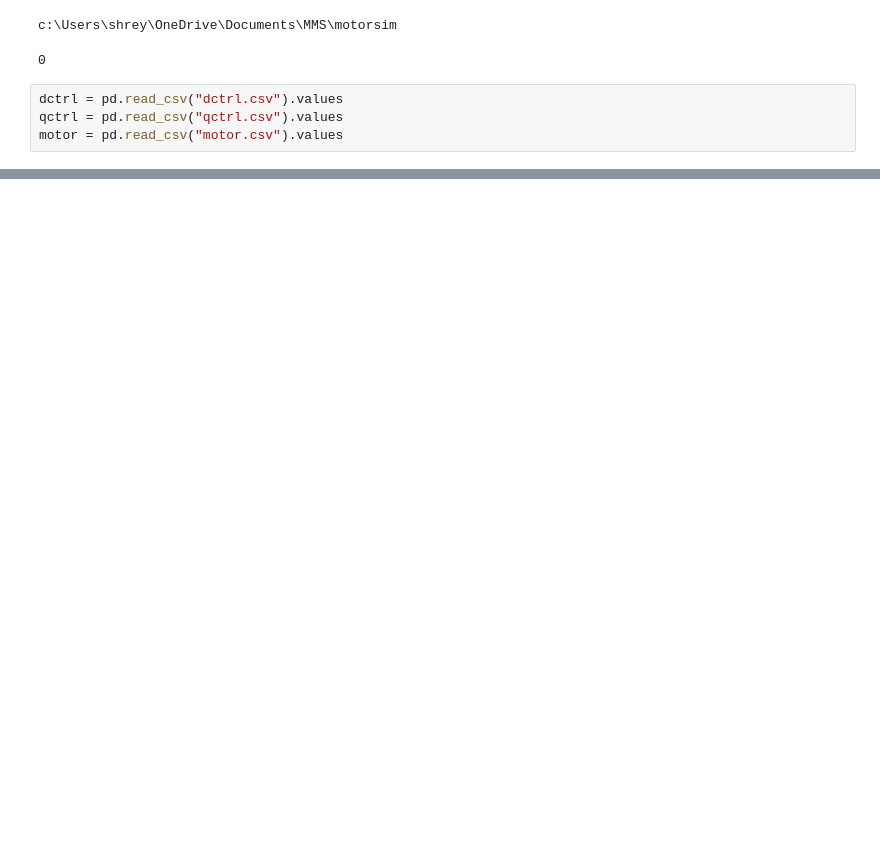
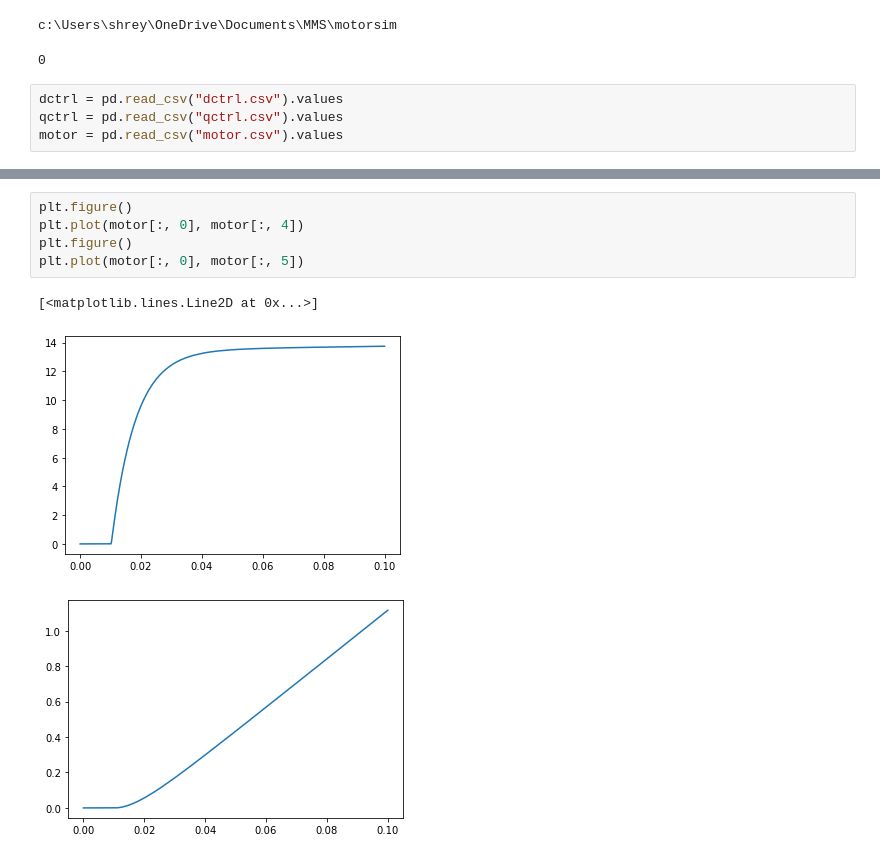
Before and after one commit to Dan-DDr/motorsim, a Jupyter notebook: sim.ipynb, the cells around one changed output, grey strips where cells are left out. Cells and saved outputs as stored; diff of their text form; blank space fills up the shorter version.

```diff
--- a/sim.ipynb
+++ b/sim.ipynb
@@ -35,0 +37,9 @@ plt.plot(motor[:, 0], motor[:, 2])
+# %%
+plt.figure()
+plt.plot(motor[:, 0], motor[:, 4])
+plt.figure()
+plt.plot(motor[:, 0], motor[:, 5])
+# %% [output]
+[<matplotlib.lines.Line2D at 0x...>]
+[figure, added]
+[figure, added]
```
Also changed, not shown: parts of 3 cells of this notebook, 3 other files.
